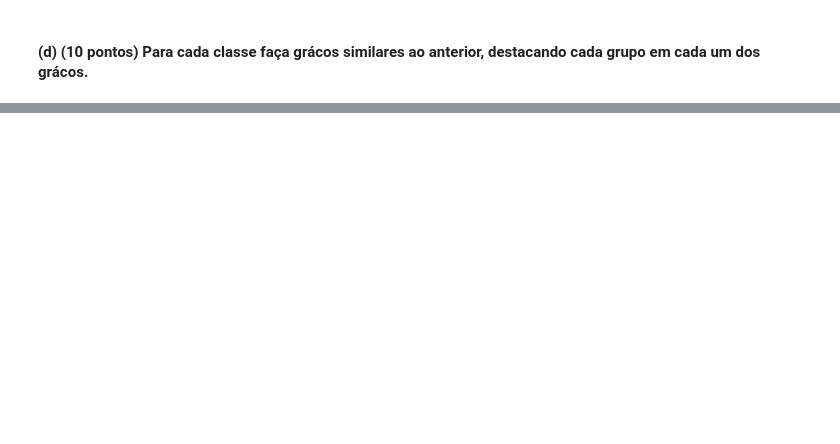
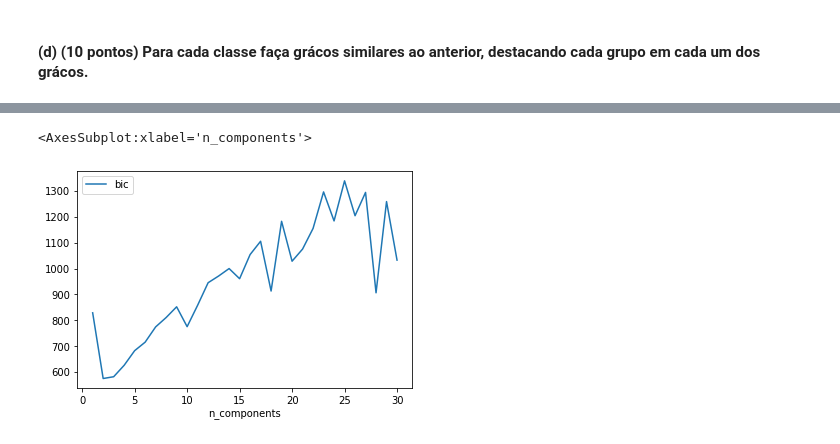
Before and after one commit to yuriresendematias/Aprendizagem-de-Maquina, a Jupyter notebook: Semana 10/Atividade10.ipynb, the cells around one changed output, grey strips where cells are left out. Drawn from its saved outputs; the diff is of its cells as text; code cells hidden in the pictures; blank space fills up the shorter version.

```diff
--- a/Semana 10/Atividade10.ipynb
+++ b/Semana 10/Atividade10.ipynb
@@ -139,0 +188,6 @@ g3.corr()
+# %%
+result = pd.DataFrame(result)
+result.plot.line('n_components', 'bic')
+# %% [output]
+<AxesSubplot:xlabel='n_components'>
+[figure, added]
```
Also changed, not shown: parts of 17 cells of this notebook.
